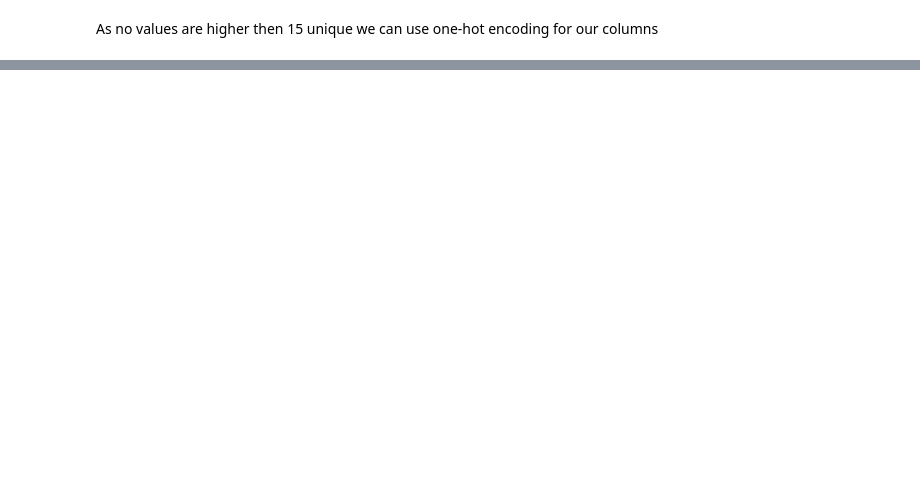
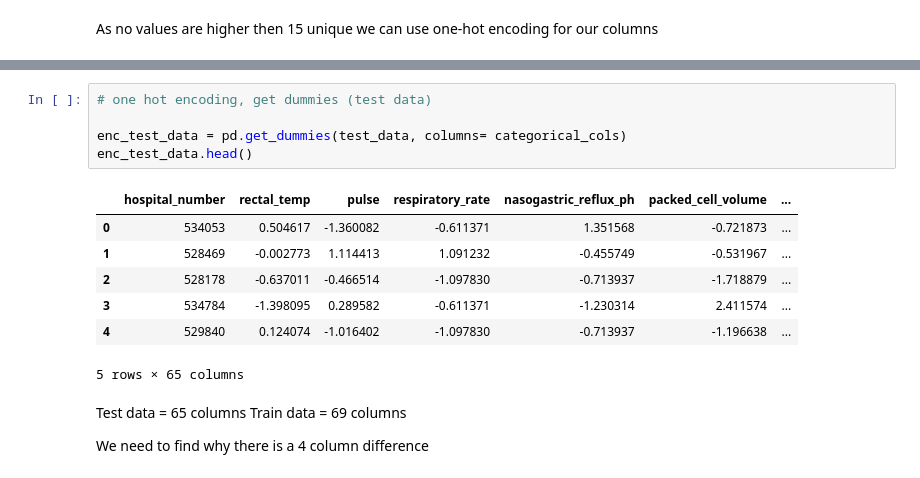
Before and after one commit to DKF-92/Healthy-Horses, a Jupyter notebook: HealthyHorsesSubmission.ipynb, the cells around one changed output, grey strips where cells are left out. Drawn from its saved outputs; the diff is of its cells as text; blank space fills up the shorter version.

```diff
--- a/HealthyHorsesSubmission.ipynb
+++ b/HealthyHorsesSubmission.ipynb
@@ -273,0 +287,18 @@ As no values are higher then 15 unique we can use one-hot encoding for our colum
+# %%
+# one hot encoding, get dummies (test data)
+
+enc_test_data = pd.get_dummies(test_data, columns= categorical_cols)
+enc_test_data.head()
+# %% [output]
+|  | hospital_number | rectal_temp | pulse | respiratory_rate | nasogastric_reflux_ph | packed_cell_volume | ... |
+| 0 | 534053 | 0.504617 | -1.360082 | -0.611371 | 1.351568 | -0.721873 | ... |
+| 1 | 528469 | -0.002773 | 1.114413 | 1.091232 | -0.455749 | -0.531967 | ... |
+| 2 | 528178 | -0.637011 | -0.466514 | -1.097830 | -0.713937 | -1.718879 | ... |
+| 3 | 534784 | -1.398095 | 0.289582 | -0.611371 | -1.230314 | 2.411574 | ... |
+| 4 | 529840 | 0.124074 | -1.016402 | -1.097830 | -0.713937 | -1.196638 | ... |
+5 rows × 65 columns
+# %% [markdown]
+Test data = 65 columns
+Train data = 69 columns
+
+We need to find why there is a 4 column difference
```
Also changed, not shown: parts of 6 cells of this notebook.
